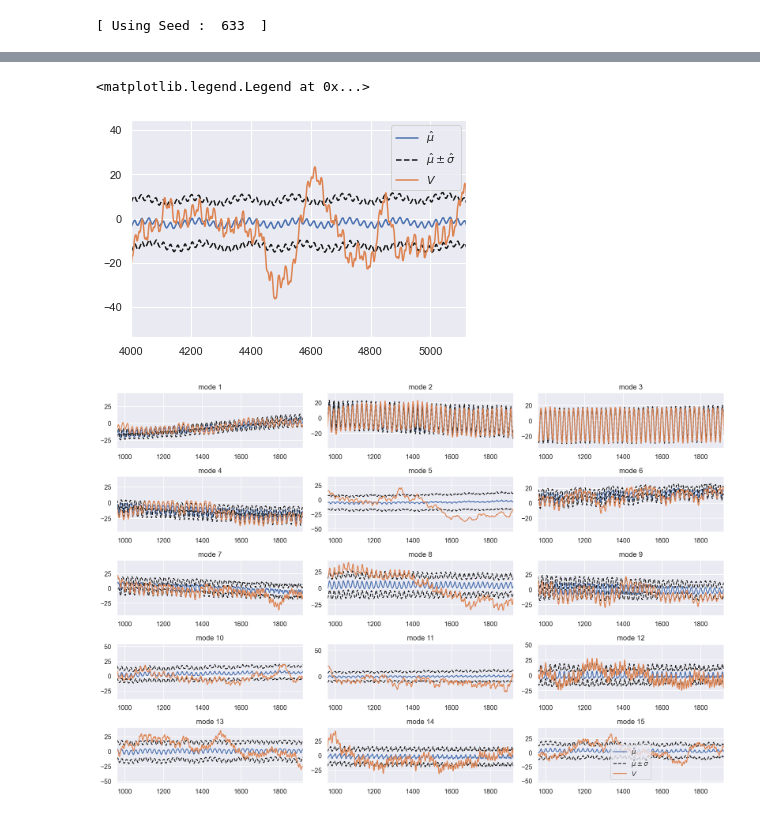
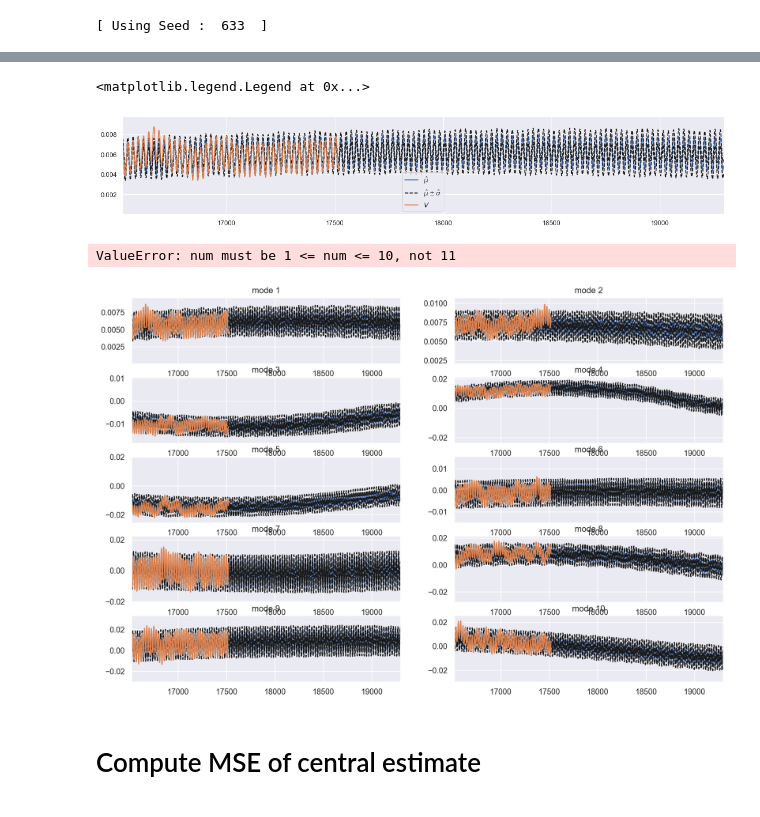
Before and after one commit to AlexTMallen/NASA-GEOS, a Jupyter notebook: dpk.ipynb, the cells around one changed output, grey strips where cells are left out. Drawn from its saved outputs; the diff is of its cells as text; code cells hidden in the pictures.

Commit message:
progress on multidim FFT interp; fixed more broken data in 2020

```diff
--- a/dpk.ipynb
+++ b/dpk.ipynb
@@ -21,7 +23,8 @@ torch.backends.cudnn.deterministic = True
 # %% [output]
 [ Using Seed :  633  ]
 # %%
-rank = 200
-V = np.load(f"ristretto/2018-19_rank{rank}V.npy")
-rank = 30
+K = 200
+name = "2018-19_gaussianOmega"
+V = np.load(f"ristretto/{name}_rank{K}V.npy")
+rank = 10
 V = V[:, :rank]
@@ -36,17 +35,19 @@ x = V / scales
 periods = np.array([24, 24 * 7, 24 * 365.24], dtype=np.float64)  # hours
 l1width = 256
 l2width = 512
-model = model_objs.SkewNormalNLL(x_dim=rank, num_freqs=3, n=l1width, n2=l2width)
+wd = 1e-3
+lrt = 1e-4
+# param_str = f"NormalNLL_{rank}_{l1width}_{l2width}_{32}_{900}_{seed}_{wd}_{lrt}"
+model = model_objs.NormalNLL(x_dim=rank, num_freqs=3, n=l1width, n2=l2width)
+# model.load_state_dict(torch.load(f"forecasts/model_{param_str}.pt"))
 # %%
 k = koopman_probabilistic.KoopmanProb(model, batch_size=32, device="cpu")
 k.init_periods(periods)
 # %%
 total_iters = 0
 # %%
-iters = 1000
+iters = 600
 total_iters += iters
-wd = 1e-3
-lrt = 1e-4
 k.fit(x, iterations=iters, cutoff=0, weight_decay=wd, lr_theta=lrt, lr_omega=0, verbose=True)
 # %% [output]
 Iteration  0
@@ -86,5 +70,10 @@ Final loss: 0.8578202
 # %%
-H = V.shape[0]
+current_date = dt.datetime(2020, 1, 1)
+end_date = dt.datetime(2020, 3, 15)
+increment = dt.timedelta(days=1)  # each file contains 1 day of data
+T = ((end_date - current_date).days) * 24
+
+H = V.shape[0] + T
 params = k.predict(H)
 params = model.rescale(loc=0, scale=scales, params=params)
 mean_hat = model.mean(params)
@@ -94,29 +83,33 @@ param_str = f"SkewNLL_{l1width}_{l2width}_{k.batch_size}_{total_iters}_{seed}_{w
 np.save(f"forecasts/params_{param_str}.npy", np.array(params))
 torch.save(model.state_dict(), f"forecasts/model_{param_str}.pt")
 # %%
-i = 14
+i = 0
+plt.figure(figsize=(18, 3))
 plt.plot(mean_hat[:, i], label="$\hat \mu$")
 plt.plot(mean_hat[:, i] + std_hat[:, i], "--k", label="$\hat \mu \pm \hat \sigma$")
 plt.plot(mean_hat[:, i] - std_hat[:, i], "--k")
 plt.plot(V[:H, i], label="$V$")
-plt.xlim([4000, 5120])
+plt.xlim([V.shape[0] - 1000, H])
 plt.legend()
 # %% [output]
 <matplotlib.legend.Legend at 0x...>
-[figure, old version]
+[figure, new version]
 # %%
-plt.subplots(5, 3, figsize=(15, 10), dpi=200)
+plt.subplots(5, 2, figsize=(15, 10), dpi=200)
 start = 0
-for i in range(start, start + 15):
-    plt.subplot(5, 3, i + 1 - start)
+for i in range(start, start + rank):
+    plt.subplot(5, 2, i + 1 - start)
     plt.title(f"mode {i + 1}")
     plt.plot(mean_hat[:, i], label="$\hat \mu$")
     plt.plot(mean_hat[:, i] + std_hat[:, i], "--k", label="$\hat \mu \pm \hat \sigma$")
     plt.plot(mean_hat[:, i] - std_hat[:, i], "--k")
     plt.plot(V[:H, i], label="$V$")
-    plt.xlim([960, 1920])
+    plt.xlim([V.shape[0] - 1000, H])
 plt.tight_layout()
 plt.legend()
 plt.show()
 # %% [output]
+ValueError: num must be 1 <= num <= 10, not 11
-[figure, old version]
+[figure, new version]
+# %% [markdown]
+# Compute MSE of central estimate
```
Also changed, not shown: parts of 12 cells of this notebook, 3 other files.
